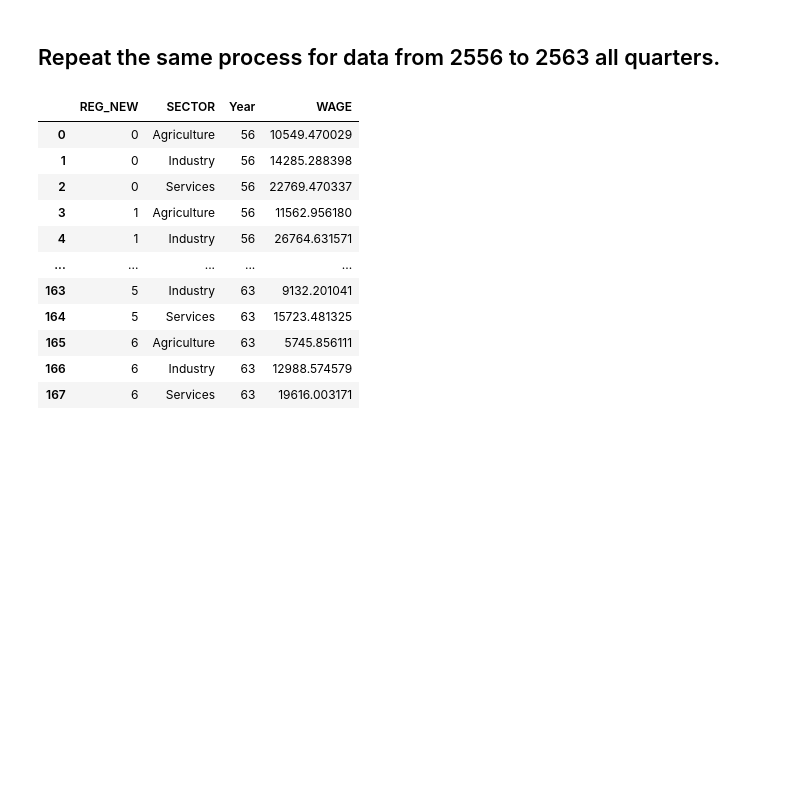
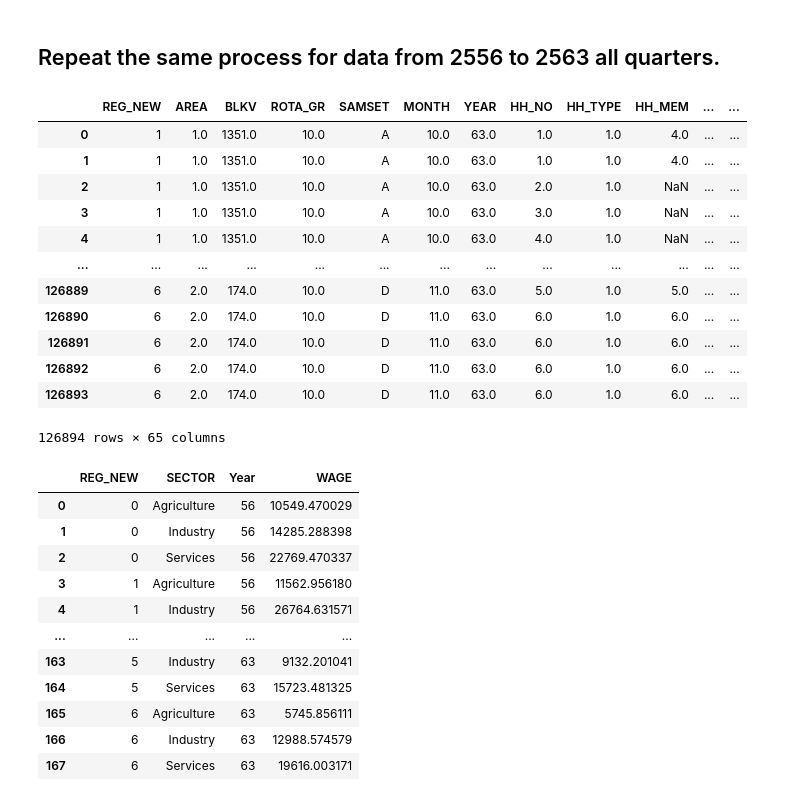
Before and after one commit to PhakphumJ/Thesis_code, a Jupyter notebook: LFS_code.ipynb, the cells around one changed output. Cells and saved outputs as stored; diff of their text form; code cells hidden in the pictures; blank space fills up the shorter version.

```diff
--- a/LFS_code.ipynb
+++ b/LFS_code.ipynb
@@ -778,10 +778,10 @@ def TAB_EDU(LFS):
 ### Function for calculating the average wage for each sector.
 def avg_wage(LFS):
     ### Compute weigthed average wage for each sector.
-    LFS_SEC_WAGE = LFS.dropna(subset = ["PERMONTH", "WT"]).groupby(["REG_NEW", "SECTOR"]).apply(lambda x: np.average(x["PERMONTH"], weights = x["WT"])).reset_index(name = "WAGE")
+    LFS_SEC_WAGE = LFS[LFS.PERMONTH != 99999].dropna(subset = ["PERMONTH"]).groupby(["REG_NEW", "SECTOR"]).apply(lambda x: np.average(x["PERMONTH"], weights = x["WT"])).reset_index(name = "WAGE")
 
     ## Compute the average wage for each sector at the national level.
-    LFS_SEC_WAGE_NAT = LFS.dropna(subset = ["PERMONTH", "WT"]).groupby(["SECTOR"]).apply(lambda x: np.average(x["PERMONTH"], weights = x["WT"])).reset_index(name = "WAGE")
+    LFS_SEC_WAGE_NAT = LFS[LFS.PERMONTH != 99999].dropna(subset = ["PERMONTH"]).groupby(["SECTOR"]).apply(lambda x: np.average(x["PERMONTH"], weights = x["WT"])).reset_index(name = "WAGE")
 
     ## Create column REG_NEW for the national level. Set it to 0.
     LFS_SEC_WAGE_NAT["REG_NEW"] = 0
@@ -797,13 +797,13 @@ def avg_wage(LFS):
 ## Repeat the same process for data from 2556 to 2563 all quarters.
 # %%
 # Creating a dictionary to store tabulation results (dataframes).
-LFS_All_YEAR_ALL_AGE_SEC = {}
-LFS_All_YEAR_ALL_AGE_EDU = {}
-LFS_All_YEAR_YOUNG_SEC = {}
-LFS_All_YEAR_YOUNG_EDU = {}
-LFS_All_YEAR_MIDDLE_SEC = {}
-LFS_All_YEAR_OLD_AGE_SEC = {}
-LFS_All_YEAR_WAGE_SEC = {}
+LFS_56to63_ALL_AGE_SEC = {}
+LFS_56to63_ALL_AGE_EDU = {}
+LFS_56to63_YOUNG_SEC = {}
+LFS_56to63_YOUNG_EDU = {}
+LFS_56to63_MIDDLE_SEC = {}
+LFS_56to63_OLD_AGE_SEC = {}
+LFS_56to63_WAGE_SEC = {}
 
 ### Import Labor force survey
 list_year = [56, 57, 58, 59, 60, 61, 62, 63]
@@ -842,17 +842,33 @@ for year in list_year:
         LFS_OLD = LFS[LFS["AGE"] >= 55]
 
         ### Tabulate the data.
-        LFS_All_YEAR_ALL_AGE_SEC[Data_Time] = LFS.pipe(TAB_SEC)
-        LFS_All_YEAR_ALL_AGE_EDU[Data_Time] = LFS.pipe(TAB_EDU)
+        LFS_56to63_ALL_AGE_SEC[Data_Time] = LFS.pipe(TAB_SEC)
+        LFS_56to63_ALL_AGE_EDU[Data_Time] = LFS.pipe(TAB_EDU)
 
-        LFS_All_YEAR_YOUNG_SEC[Data_Time] = LFS_YOUNG.pipe(TAB_SEC)
-        LFS_All_YEAR_MIDDLE_SEC[Data_Time] = LFS_MIDDLE.pipe(TAB_SEC)
-        LFS_All_YEAR_OLD_AGE_SEC[Data_Time] = LFS_OLD.pipe(TAB_SEC)
+        LFS_56to63_YOUNG_SEC[Data_Time] = LFS_YOUNG.pipe(TAB_SEC)
+        LFS_56to63_MIDDLE_SEC[Data_Time] = LFS_MIDDLE.pipe(TAB_SEC)
+        LFS_56to63_OLD_AGE_SEC[Data_Time] = LFS_OLD.pipe(TAB_SEC)
 
-        LFS_All_YEAR_YOUNG_EDU[Data_Time] = LFS_YOUNG.pipe(TAB_EDU)
+        LFS_56to63_YOUNG_EDU[Data_Time] = LFS_YOUNG.pipe(TAB_EDU)
 
         ### Compute average wage for each sector.
-        LFS_All_YEAR_WAGE_SEC[Data_Time] = LFS.pipe(avg_wage)
+        LFS_56to63_WAGE_SEC[Data_Time] = LFS.pipe(avg_wage)
+# %%
+LFS
+# %% [output]
+|  | REG_NEW | AREA | BLKV | ROTA_GR | SAMSET | MONTH | YEAR | HH_NO | HH_TYPE | HH_MEM | ... | ... |
+| 0 | 1 | 1.0 | 1351.0 | 10.0 | A | 10.0 | 63.0 | 1.0 | 1.0 | 4.0 | ... | ... |
+| 1 | 1 | 1.0 | 1351.0 | 10.0 | A | 10.0 | 63.0 | 1.0 | 1.0 | 4.0 | ... | ... |
+| 2 | 1 | 1.0 | 1351.0 | 10.0 | A | 10.0 | 63.0 | 2.0 | 1.0 | NaN | ... | ... |
+| 3 | 1 | 1.0 | 1351.0 | 10.0 | A | 10.0 | 63.0 | 3.0 | 1.0 | NaN | ... | ... |
+| 4 | 1 | 1.0 | 1351.0 | 10.0 | A | 10.0 | 63.0 | 4.0 | 1.0 | NaN | ... | ... |
+| ... | ... | ... | ... | ... | ... | ... | ... | ... | ... | ... | ... | ... |
+| 126889 | 6 | 2.0 | 174.0 | 10.0 | D | 11.0 | 63.0 | 5.0 | 1.0 | 5.0 | ... | ... |
+| 126890 | 6 | 2.0 | 174.0 | 10.0 | D | 11.0 | 63.0 | 6.0 | 1.0 | 6.0 | ... | ... |
+| 126891 | 6 | 2.0 | 174.0 | 10.0 | D | 11.0 | 63.0 | 6.0 | 1.0 | 6.0 | ... | ... |
+| 126892 | 6 | 2.0 | 174.0 | 10.0 | D | 11.0 | 63.0 | 6.0 | 1.0 | 6.0 | ... | ... |
+| 126893 | 6 | 2.0 | 174.0 | 10.0 | D | 11.0 | 63.0 | 6.0 | 1.0 | 6.0 | ... | ... |
+126894 rows × 65 columns
 # %%
 ### Create a function to annualize the quarterly data.
 def annualize(LFS_dict, column_name):
```
Also changed, not shown: parts of 3 cells of this notebook.
